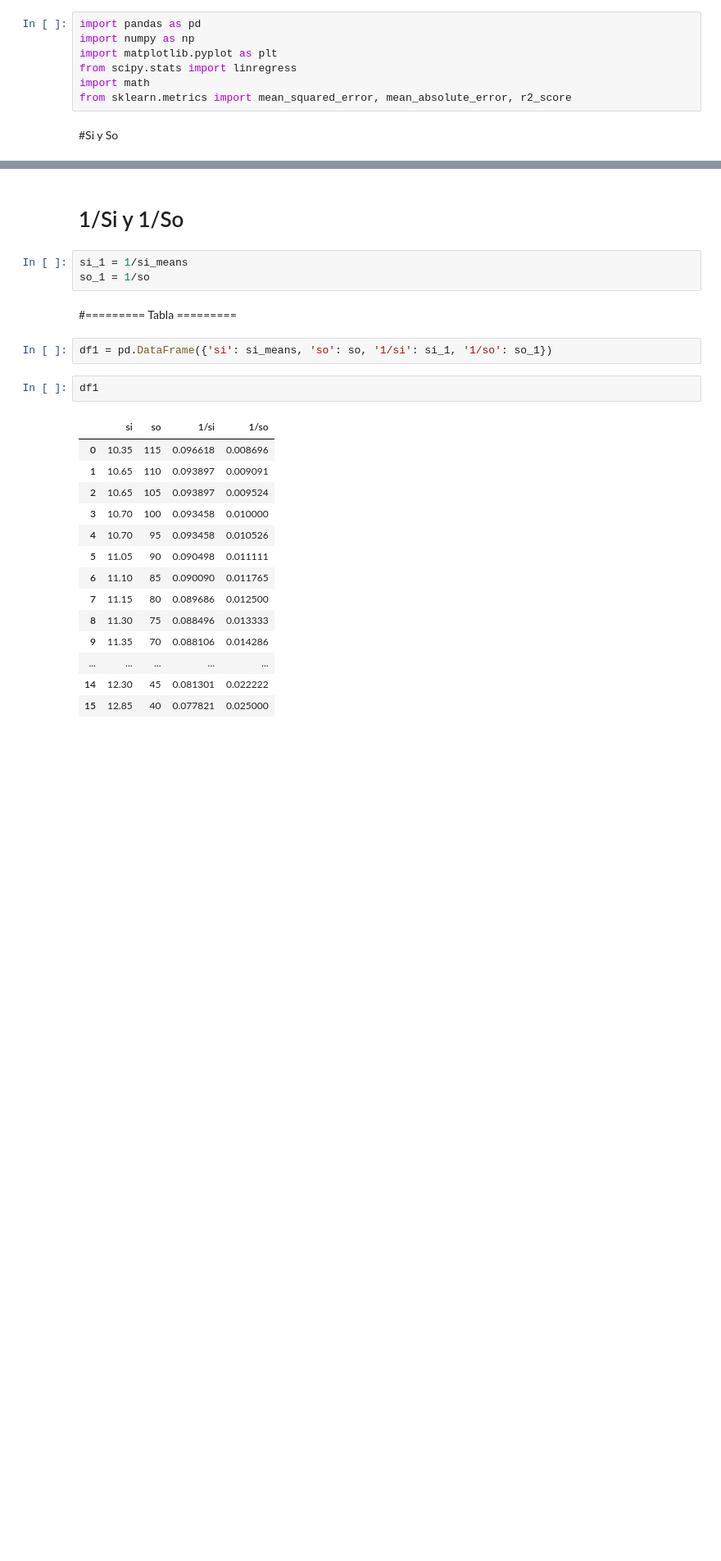
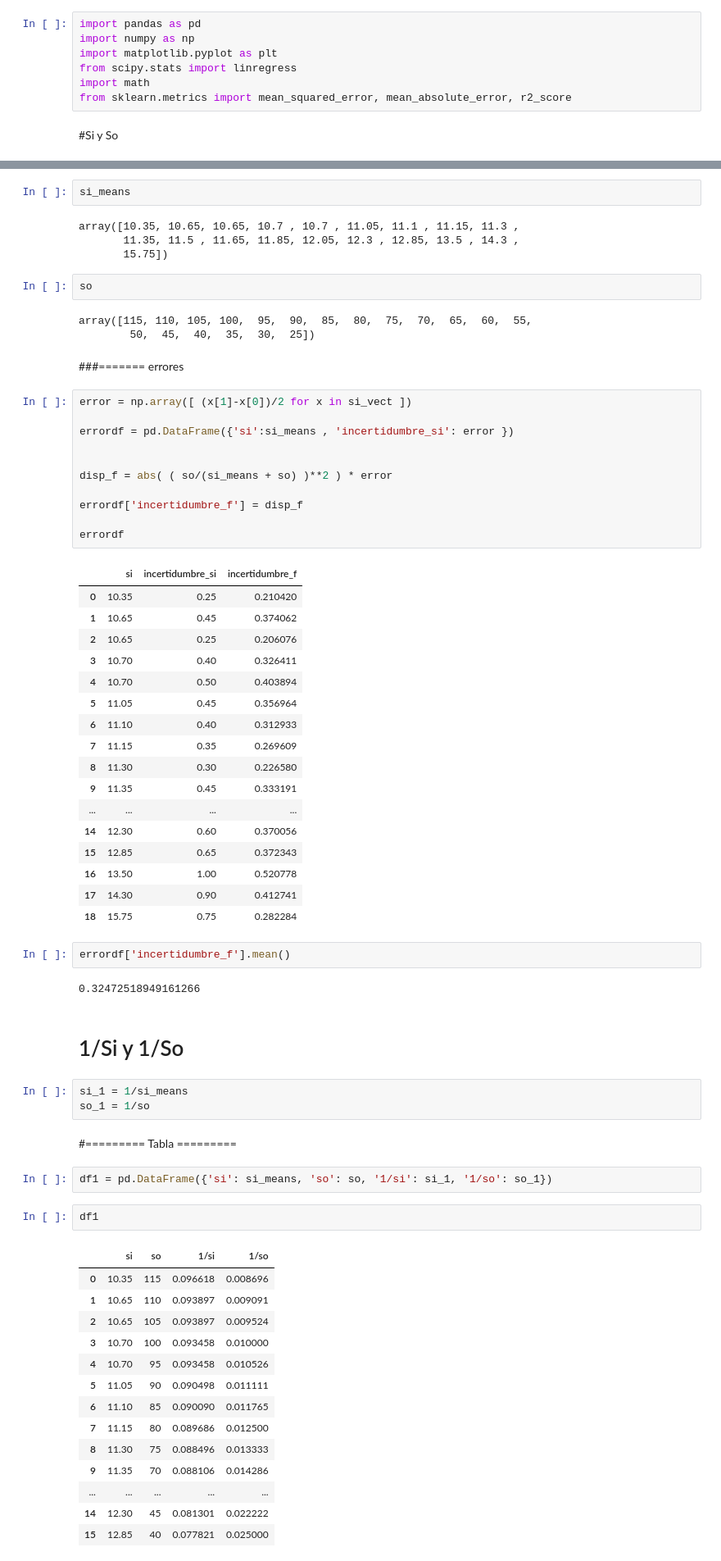
Before and after one commit to MaximilianoVM/PHYSICS_LABS, a Jupyter notebook: 3_LabOptica_DFocalesEsfericos.ipynb, the cells around one changed output, grey strips where cells are left out. Shown at 82% size. Saved outputs shown, nothing was run; the diff lists cells and outputs as text; blank space fills up the shorter version.

```diff
--- a/3_LabOptica_DFocalesEsfericos.ipynb
+++ b/3_LabOptica_DFocalesEsfericos.ipynb
@@ -55,3 +50,49 @@ print(error)
+# %%
+si_means
+# %% [output]
+array([10.35, 10.65, 10.65, 10.7 , 10.7 , 11.05, 11.1 , 11.15, 11.3 ,
+       11.35, 11.5 , 11.65, 11.85, 12.05, 12.3 , 12.85, 13.5 , 14.3 ,
+       15.75])
+# %%
+so
+# %% [output]
+array([115, 110, 105, 100,  95,  90,  85,  80,  75,  70,  65,  60,  55,
+        50,  45,  40,  35,  30,  25])
+# %% [markdown]
+###======= errores
+# %%
+error = np.array([ (x[1]-x[0])/2 for x in si_vect ])
+
+errordf = pd.DataFrame({'si':si_means , 'incertidumbre_si': error })
+
+
+disp_f = abs( ( so/(si_means + so) )**2 ) * error
+
+errordf['incertidumbre_f'] = disp_f
+
+errordf
+# %% [output]
+|  | si | incertidumbre_si | incertidumbre_f |
+| 0 | 10.35 | 0.25 | 0.210420 |
+| 1 | 10.65 | 0.45 | 0.374062 |
+| 2 | 10.65 | 0.25 | 0.206076 |
+| 3 | 10.70 | 0.40 | 0.326411 |
+| 4 | 10.70 | 0.50 | 0.403894 |
+| 5 | 11.05 | 0.45 | 0.356964 |
+| 6 | 11.10 | 0.40 | 0.312933 |
+| 7 | 11.15 | 0.35 | 0.269609 |
+| 8 | 11.30 | 0.30 | 0.226580 |
+| 9 | 11.35 | 0.45 | 0.333191 |
+| ... | ... | ... | ... |
+| 14 | 12.30 | 0.60 | 0.370056 |
+| 15 | 12.85 | 0.65 | 0.372343 |
+| 16 | 13.50 | 1.00 | 0.520778 |
+| 17 | 14.30 | 0.90 | 0.412741 |
+| 18 | 15.75 | 0.75 | 0.282284 |
+# %%
+errordf['incertidumbre_f'].mean()
+# %% [output]
+0.32472518949161266
 # %% [markdown]
 # 1/Si y 1/So
 # %%
```
Also changed, not shown: parts of 7 cells of this notebook.
